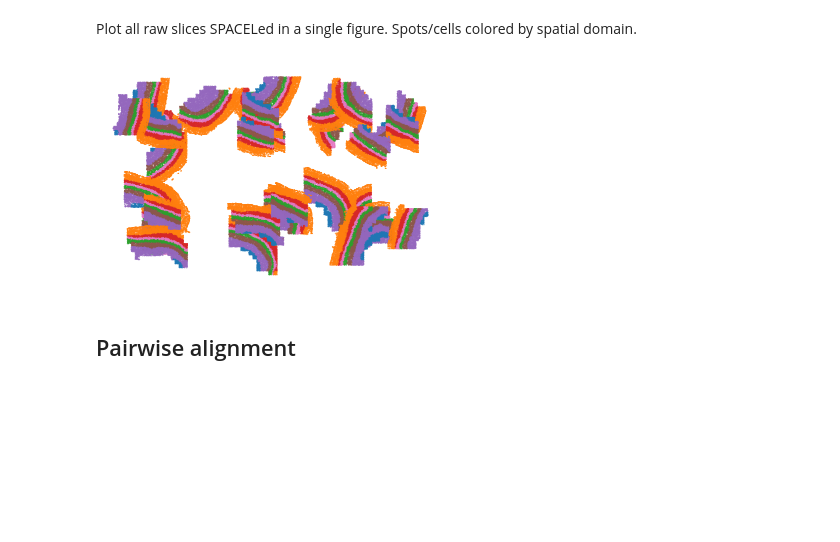
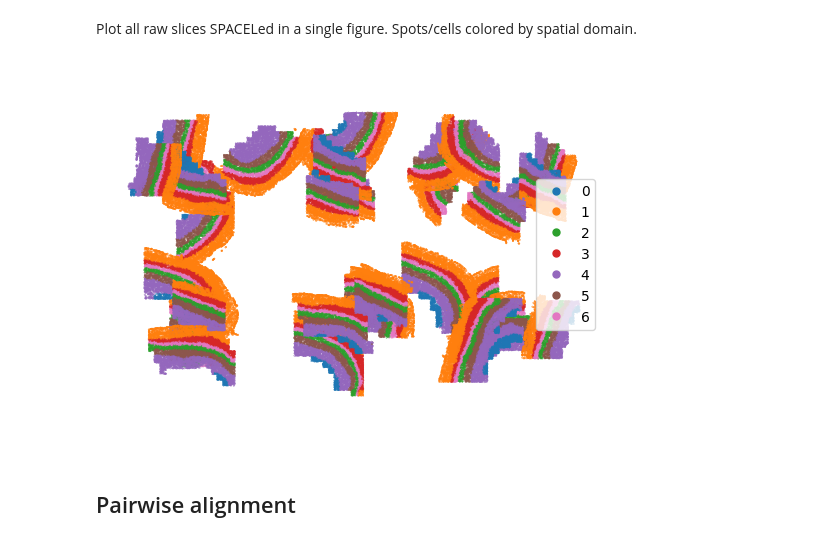
Before and after one commit to QuKunLab/SPACEL, a Jupyter notebook: docs/tutorials/alignment_of_multiple_slices.ipynb, the cells around one changed output. Drawn from its saved outputs; the diff is of its cells as text; code cells hidden in the pictures; blank space fills up the shorter version.

```diff
--- a/docs/tutorials/alignment_of_multiple_slices.ipynb
+++ b/docs/tutorials/alignment_of_multiple_slices.ipynb
@@ -15,7 +15,7 @@ The input data type of Scube is a list of anndata objects for each slice. The an
 # %%
 inputs = []
 for i in range(33):
-    ad = sc.read('../data/merfish_mouse_brain/merfish_slice'+str(i)+'.h5ad')
+    ad = sc.read('../data/merfish_mouse_brain/merfish_mouse_brain_slice'+str(i)+'.h5ad')
     ad.obsm['spatial']['Z'] = i
     inputs.append(ad)
 # %% [markdown]
@@ -35,9 +35,9 @@ for i in range(len(inputs)):
 # %% [markdown]
 Plot all raw slices SPACELed in a single figure. Spots/cells colored by spatial domain.
 # %%
-Scube.plot_SPACELed_slices(inputs,spatial_key='spatial',cluster_key='spa_cluster',s=.1)
+Scube.plot_stacked_slices(inputs,spatial_key='spatial',cluster_key='spatial_domain',s=.1)
 # %% [output]
-[figure, old version]
+[figure, new version]
 # %% [markdown]
 ## Pairwise alignment
 # %% [markdown]
```
Also changed, not shown: parts of 7 cells of this notebook, 31 other files.
